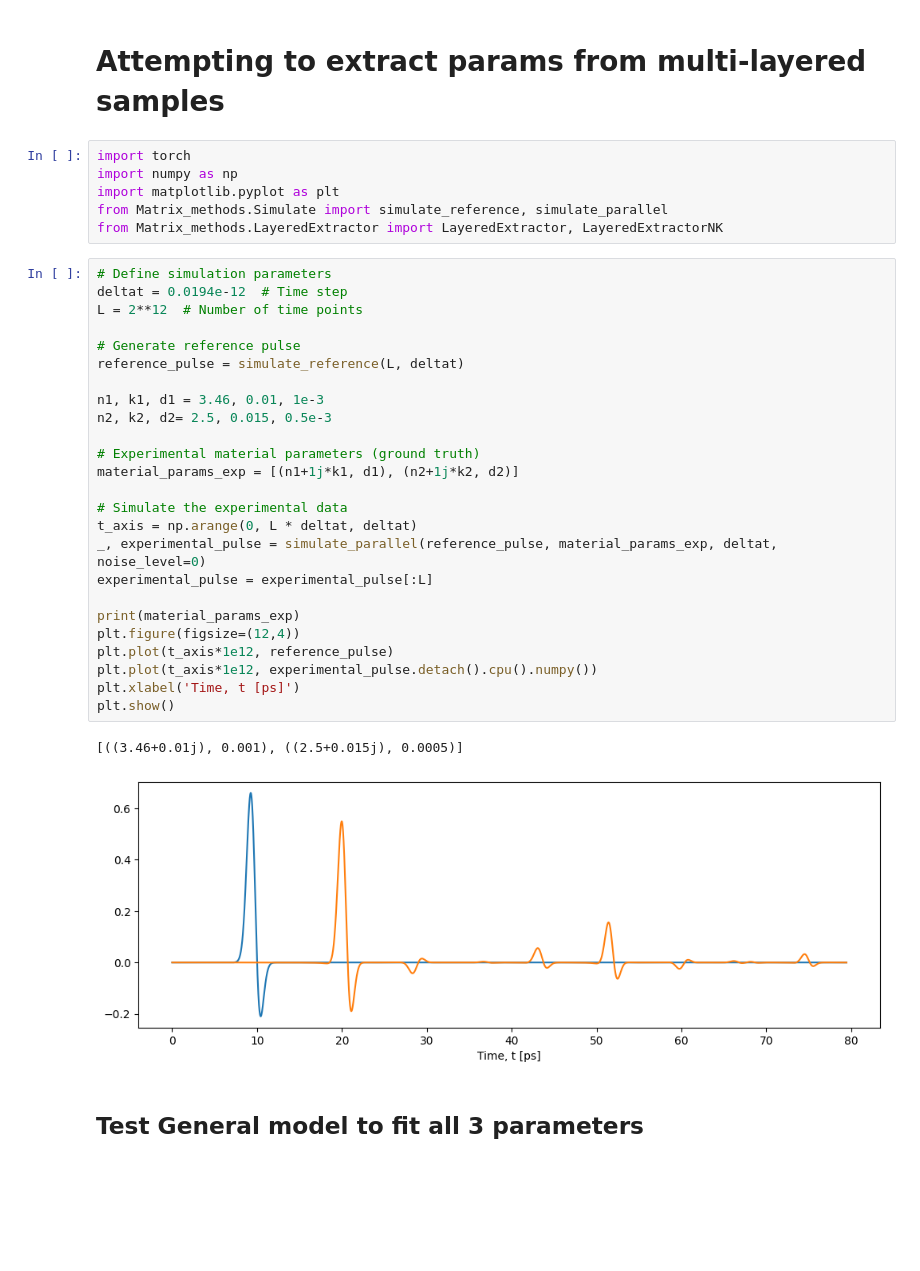
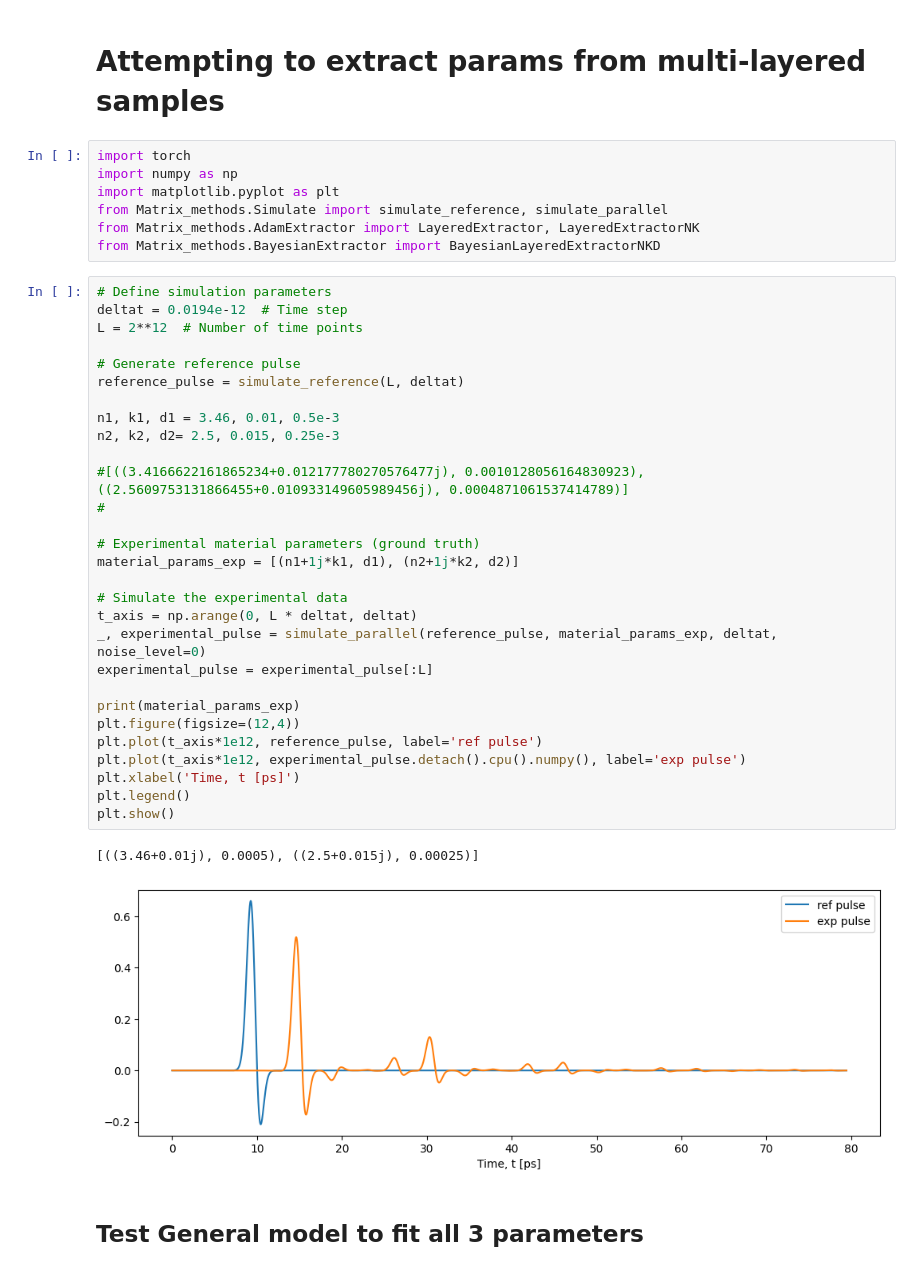
Before and after one commit to tls54/THz-TDS, a Jupyter notebook: Transfer Matrix Method/layered_extractions.ipynb, the cells around one changed output. Saved outputs shown, nothing was run; the diff lists cells and outputs as text; blank space fills up the shorter version.

```diff
--- a/Transfer Matrix Method/layered_extractions.ipynb
+++ b/Transfer Matrix Method/layered_extractions.ipynb
@@ -5,34 +5,39 @@ import torch
 import numpy as np
 import matplotlib.pyplot as plt
 from Matrix_methods.Simulate import simulate_reference, simulate_parallel
-from Matrix_methods.LayeredExtractor import LayeredExtractor, LayeredExtractorNK
+from Matrix_methods.AdamExtractor import LayeredExtractor, LayeredExtractorNK
+from Matrix_methods.BayesianExtractor import BayesianLayeredExtractorNKD
 # %%
 # Define simulation parameters
 deltat = 0.0194e-12  # Time step
 L = 2**12  # Number of time points
 
 # Generate reference pulse
 reference_pulse = simulate_reference(L, deltat)
 
-n1, k1, d1 = 3.46, 0.01, 1e-3
-n2, k2, d2= 2.5, 0.015, 0.5e-3
+n1, k1, d1 = 3.46, 0.01, 0.5e-3
+n2, k2, d2= 2.5, 0.015, 0.25e-3
+
+#[((3.4166622161865234+0.012177780270576477j), 0.0010128056164830923), ((2.5609753131866455+0.010933149605989456j), 0.0004871061537414789)]
+#
 
 # Experimental material parameters (ground truth)
 material_params_exp = [(n1+1j*k1, d1), (n2+1j*k2, d2)]
 
 # Simulate the experimental data
 t_axis = np.arange(0, L * deltat, deltat)
 _, experimental_pulse = simulate_parallel(reference_pulse, material_params_exp, deltat, noise_level=0)
 experimental_pulse = experimental_pulse[:L]
 
 print(material_params_exp)
 plt.figure(figsize=(12,4))
-plt.plot(t_axis*1e12, reference_pulse)
-plt.plot(t_axis*1e12, experimental_pulse.detach().cpu().numpy())
+plt.plot(t_axis*1e12, reference_pulse, label='ref pulse')
+plt.plot(t_axis*1e12, experimental_pulse.detach().cpu().numpy(), label='exp pulse')
 plt.xlabel('Time, t [ps]')
+plt.legend()
 plt.show()
 # %% [output]
-[((3.46+0.01j), 0.001), ((2.5+0.015j), 0.0005)]
+[((3.46+0.01j), 0.0005), ((2.5+0.015j), 0.00025)]
-[figure, old version]
+[figure, new version]
 # %% [markdown]
 ## Test General model to fit all 3 parameters
```
Also changed, not shown: parts of 4 cells of this notebook, 4 other files.
